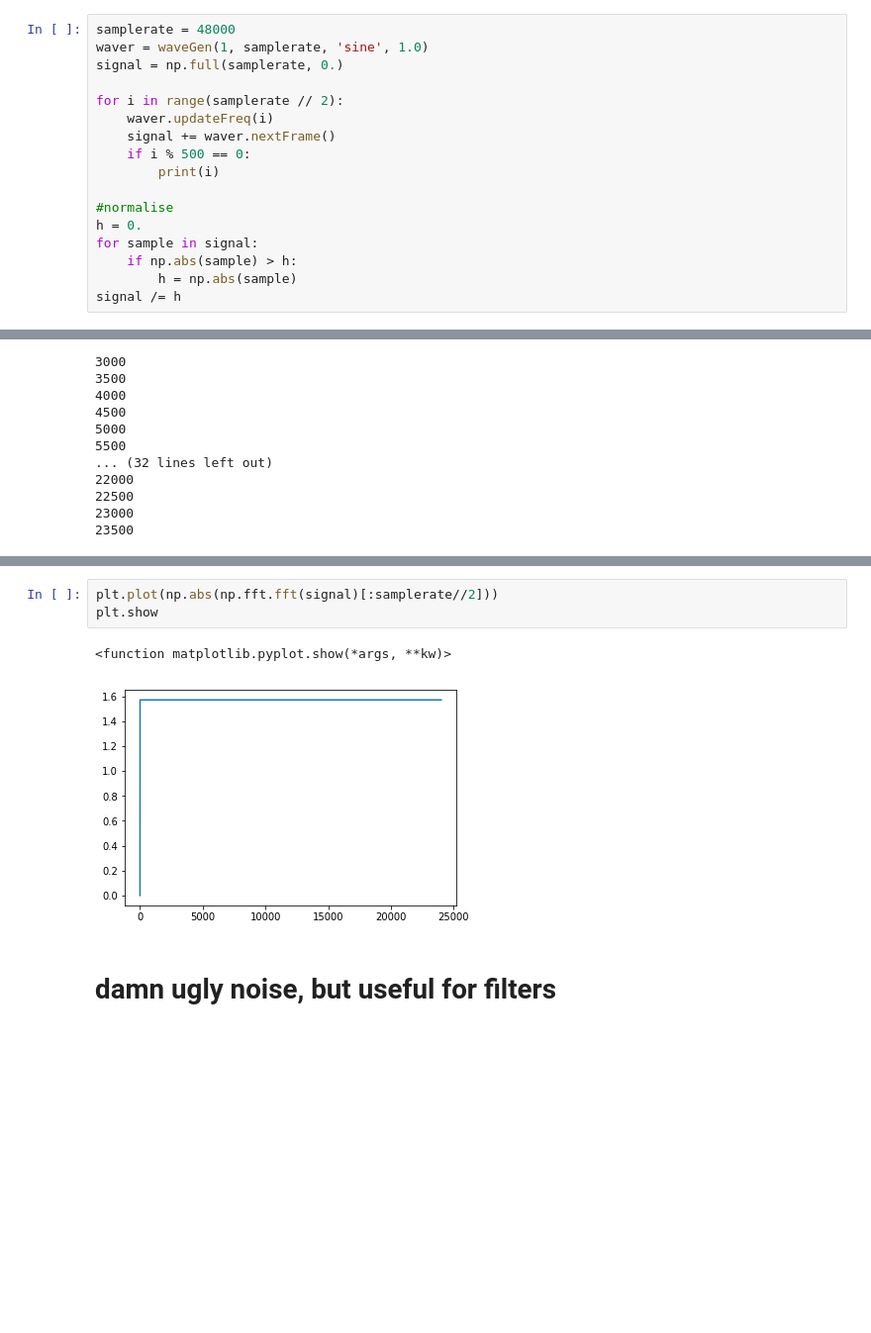
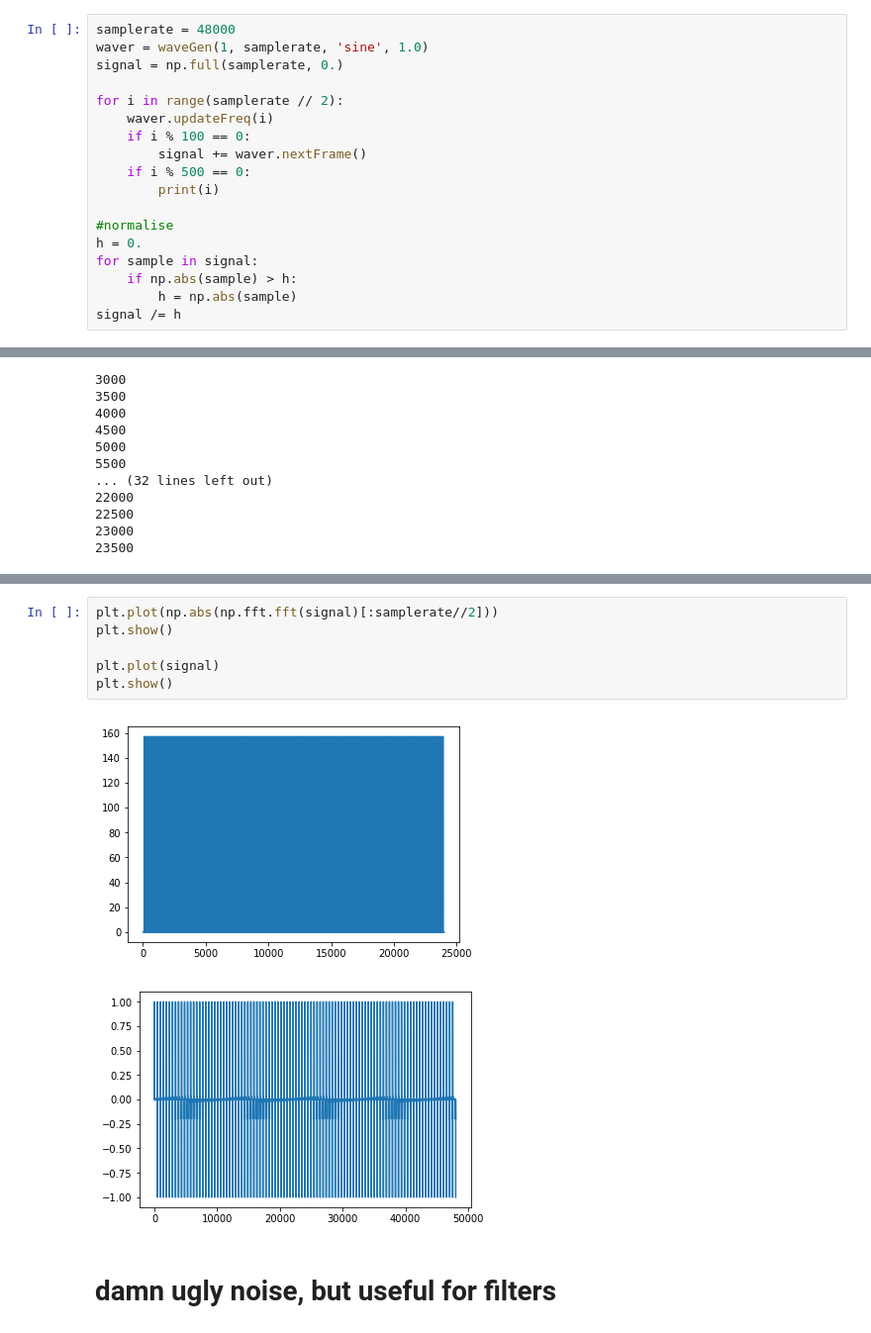
Before and after one commit to wlpjames/DSP_Notebooks, a Jupyter notebook: build_V_noisey_wav.ipynb, the cells around one changed output, grey strips where cells are left out. Shown: that part at 99% size. Saved outputs shown, nothing was run; the diff lists cells and outputs as text; blank space fills up the shorter version.

```diff
--- a/build_V_noisey_wav.ipynb
+++ b/build_V_noisey_wav.ipynb
@@ -49,7 +50,8 @@ signal = np.full(samplerate, 0.)
 
 for i in range(samplerate // 2):
     waver.updateFreq(i)
-    signal += waver.nextFrame()
+    if i % 100 == 0:
+        signal += waver.nextFrame()
     if i % 500 == 0:
         print(i)
 
@@ -85,10 +87,13 @@ Audio('noise.wav', rate=samplerate)
 [interactive output not drawn]
 # %%
 plt.plot(np.abs(np.fft.fft(signal)[:samplerate//2]))
-plt.show
+plt.show()
+
+plt.plot(signal)
+plt.show()
 # %% [output]
-<function matplotlib.pyplot.show(*args, **kw)>
-[figure, old version]
+[figure, new version]
+[figure, added]
 # %% [markdown]
 # damn ugly noise, but useful for filters
 # %%
```
Also changed, not shown: parts of 2 cells of this notebook, 6 other files.
